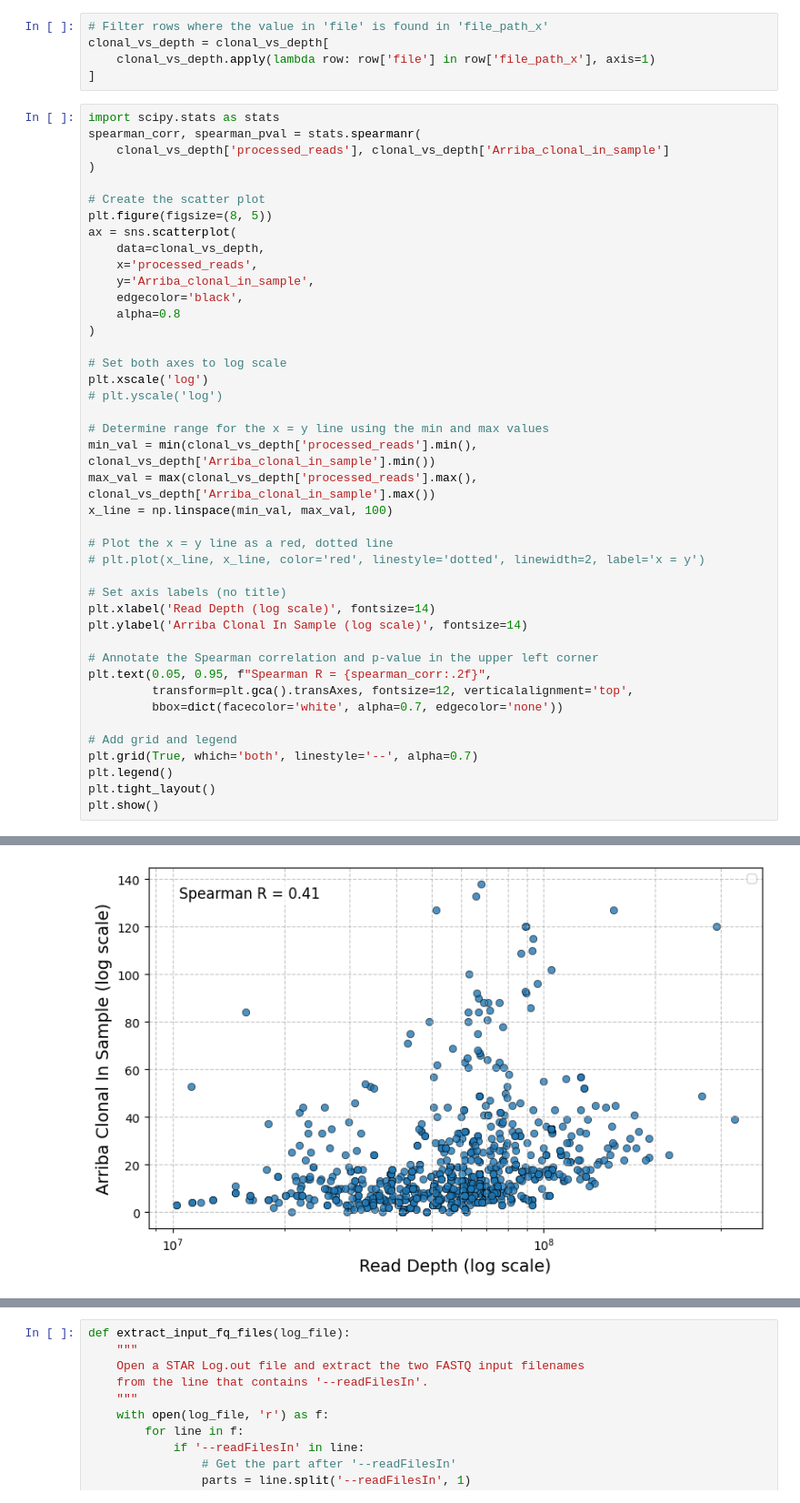
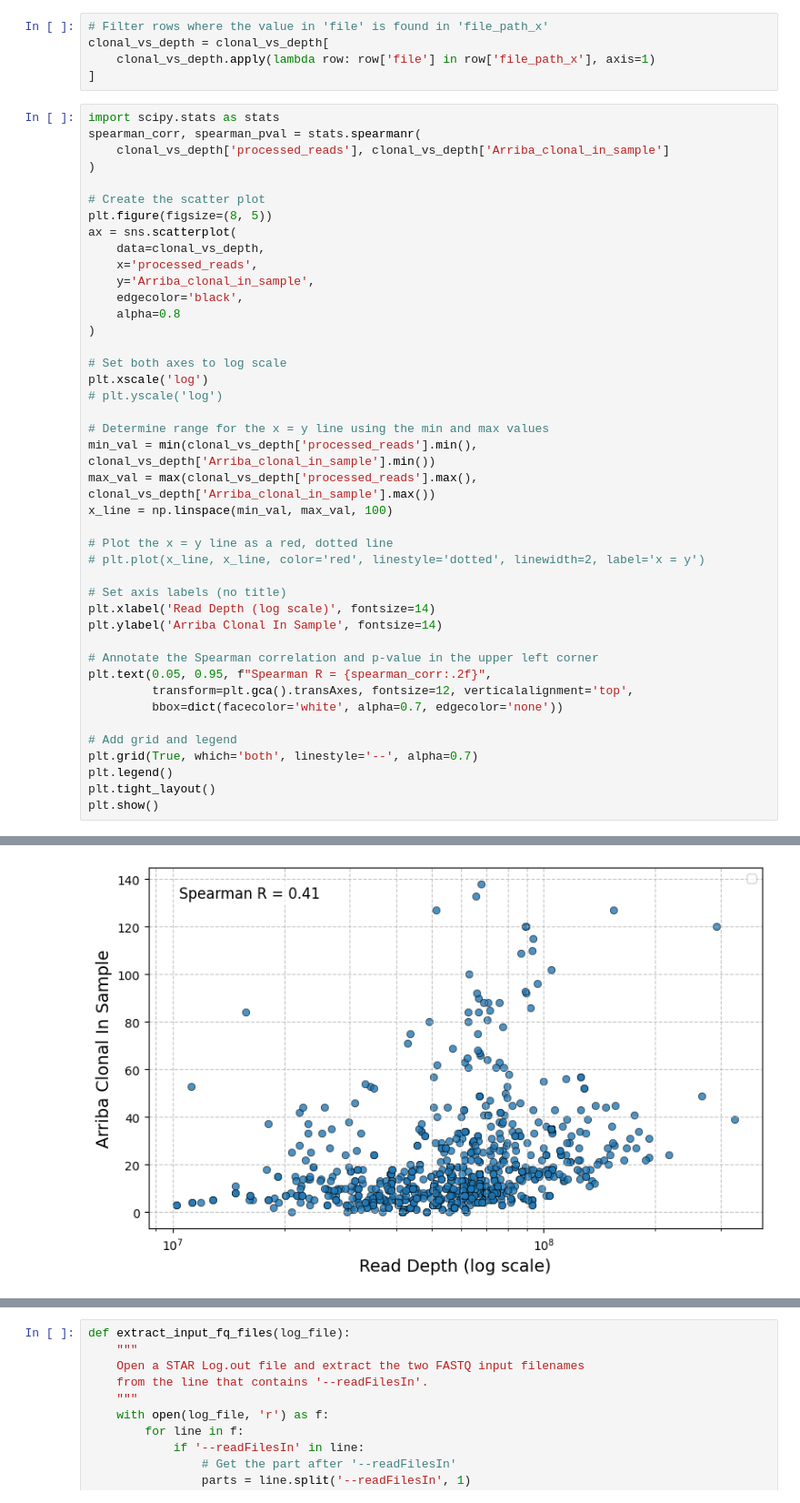
Before and after one commit to sermare/fusioncharacterization_gliomas, a Jupyter notebook: fcg/jupyter_notebooks/rerun_samples.ipynb, the cells around one changed output, grey strips where cells are left out. Shown at 91% size. Cells and saved outputs as stored; diff of their text form.

```diff
--- a/fcg/jupyter_notebooks/rerun_samples.ipynb
+++ b/fcg/jupyter_notebooks/rerun_samples.ipynb
@@ -142,35 +142,35 @@ ax = sns.scatterplot(
     alpha=0.8
 )
 
 # Set both axes to log scale
 plt.xscale('log')
 # plt.yscale('log')
 
 # Determine range for the x = y line using the min and max values
 min_val = min(clonal_vs_depth['processed_reads'].min(), clonal_vs_depth['Arriba_clonal_in_sample'].min())
 max_val = max(clonal_vs_depth['processed_reads'].max(), clonal_vs_depth['Arriba_clonal_in_sample'].max())
 x_line = np.linspace(min_val, max_val, 100)
 
 # Plot the x = y line as a red, dotted line
 # plt.plot(x_line, x_line, color='red', linestyle='dotted', linewidth=2, label='x = y')
 
 # Set axis labels (no title)
 plt.xlabel('Read Depth (log scale)', fontsize=14)
-plt.ylabel('Arriba Clonal In Sample (log scale)', fontsize=14)
+plt.ylabel('Arriba Clonal In Sample', fontsize=14)
 
 # Annotate the Spearman correlation and p-value in the upper left corner
 plt.text(0.05, 0.95, f"Spearman R = {spearman_corr:.2f}",
          transform=plt.gca().transAxes, fontsize=12, verticalalignment='top',
          bbox=dict(facecolor='white', alpha=0.7, edgecolor='none'))
 
 # Add grid and legend
 plt.grid(True, which='both', linestyle='--', alpha=0.7)
 plt.legend()
 plt.tight_layout()
 plt.show()
 # %% [output]
 No artists with labels found to put in legend.  Note that artists whose label start with an underscore are ignored when legend() is called with no argument.
-[figure, old version]
+[figure, new version]
 # %%
 spearman_corr, spearman_pval = stats.spearmanr(
     clonal_vs_depth['processed_reads'], clonal_vs_depth['STAR_clonal_in_sample']
```
Also changed, not shown: parts of 4 cells of this notebook, 7 other files.
